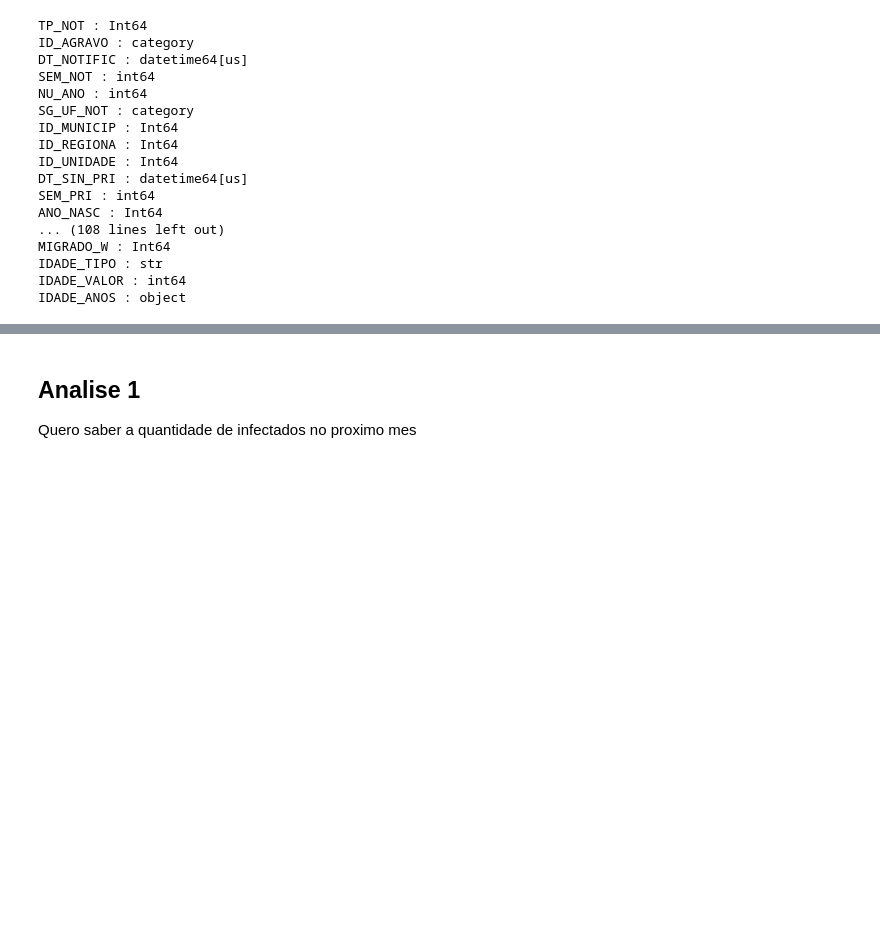
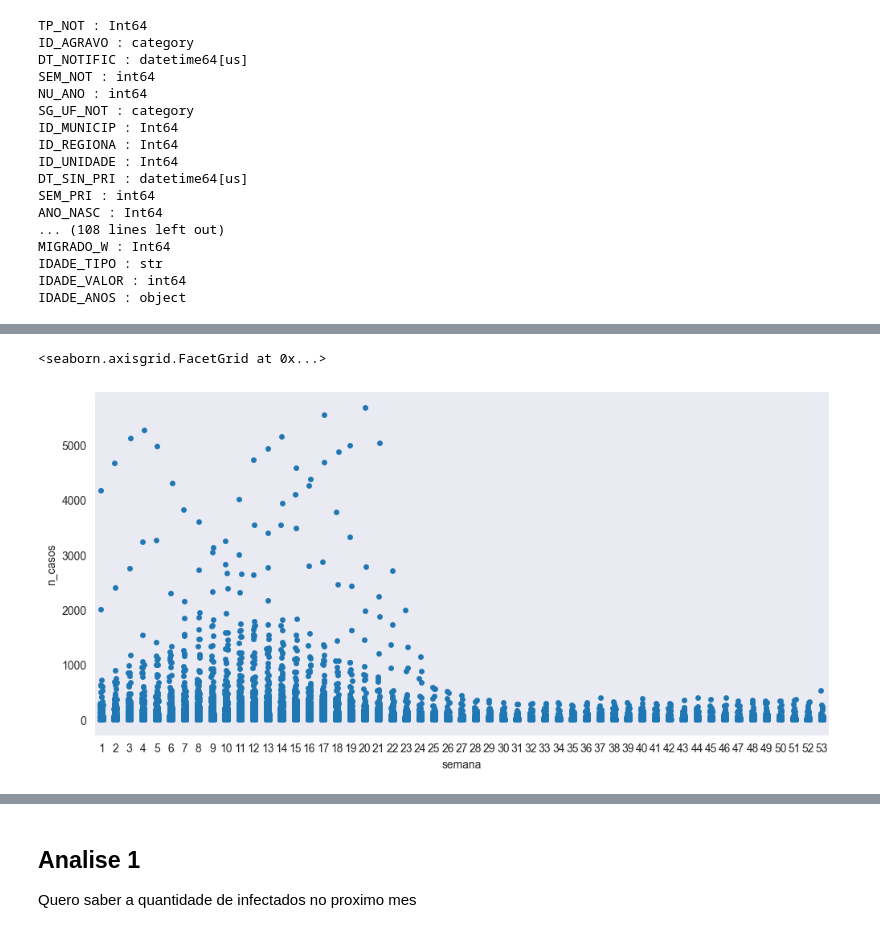
Before and after one commit to SUSpiroFiap/estudo_dengue, a Jupyter notebook: etl/tratamento_dados.ipynb, the cells around one changed output, grey strips where cells are left out. Cells and saved outputs as stored; diff of their text form; code cells hidden in the pictures; blank space fills up the shorter version.

```diff
--- a/etl/tratamento_dados.ipynb
+++ b/etl/tratamento_dados.ipynb
@@ -17,7 +17,8 @@ import numpy as np
 import os, warnings
 from scipy import stats
 import seaborn as sns
+sns.set_style('dark')
 warnings.filterwarnings('ignore')
-print(f'pandas: {pd.__version__}  numpy: {np.__version__}')
+
 
 pd.set_option('display.max_columns', None)
@@ -305,8 +305,8 @@ CS_ESCOL_N: {'ignorado': 596863, 'superior_incompleto': 368708, nan: 348368, 'fu
 CLASSI_MAP = {
     0: 'descartado', 1: 'dengue_classico', 2: 'dengue_hemorragico',
     3: 'sindrome_choque', 4: 'sindrome_especial', 5: 'obito_dengue',
-    6: 'inconclusivo', 7: 'dengue', 8: 'chikungunya',
-    9: 'doenca_aguda_nao_especificada', 10: 'zika'
+    8: 'inconclusivo', 10: 'dengue', 11: 'chikungunya',
+    12: 'doenca_aguda_nao_especificada', 13: 'zika'
 }
 df['CLASSI_FIN'] = safe_to_int64(df['CLASSI_FIN']).map(CLASSI_MAP).astype('category')
 print('CLASSI_FIN:', df['CLASSI_FIN'].value_counts(dropna=False).to_dict())
@@ -573,0 +641,5 @@ sns.countplot(df , x = 'CLASSI_FIN')
+# %%
+serie = df.groupby(['ID_MUNICIP', 'SEM_PRI']).size().reset_index(name='n_casos')
+serie['semana'] = serie['SEM_PRI'] % 100
+serie = serie.drop(columns = ['SEM_PRI'])
+serie
@@ -573,0 +660,5 @@ sns.countplot(df , x = 'CLASSI_FIN')
+# %%
+sns.catplot(data = serie, x= 'semana', y = 'n_casos',  height=5, aspect=2)
+# %% [output]
+<seaborn.axisgrid.FacetGrid at 0x...>
+[figure, added]
```
Also changed, not shown: parts of 16 cells of this notebook.
